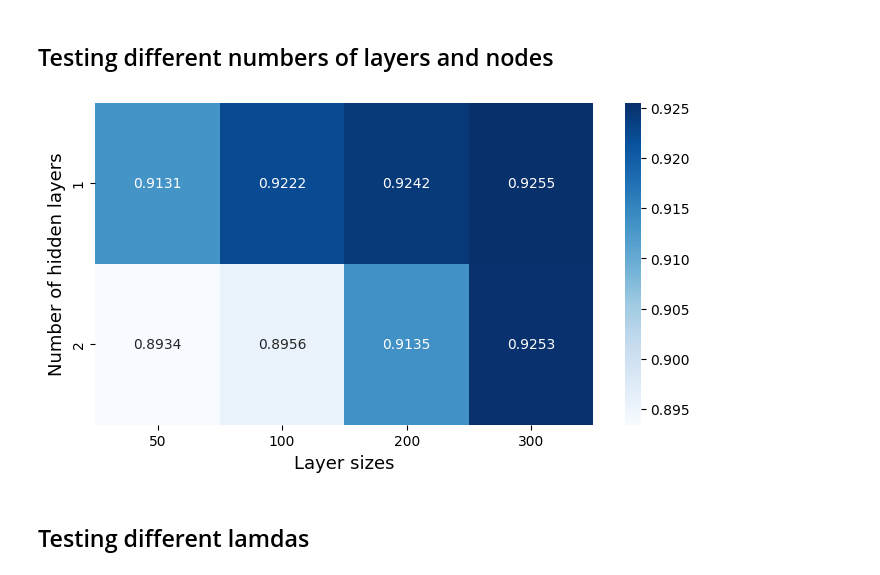
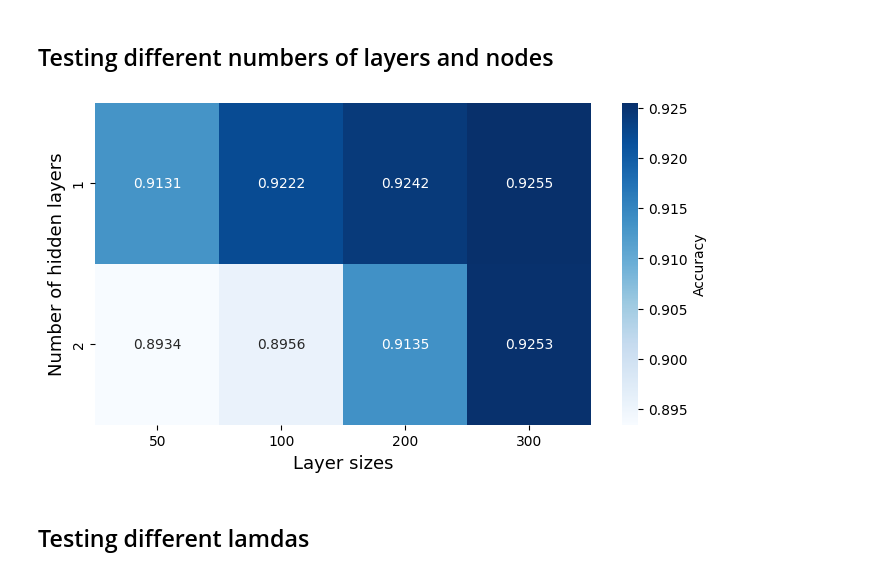
Before and after one commit to m-nader/FYS-STK4155-group14, a Jupyter notebook: project_2/Code/neuralnetwork_mnist.ipynb, the cells around one changed output. Saved outputs shown, nothing was run; the diff lists cells and outputs as text; code cells hidden in the pictures.

```diff
--- a/project_2/Code/neuralnetwork_mnist.ipynb
+++ b/project_2/Code/neuralnetwork_mnist.ipynb
@@ -58,16 +58,16 @@ for i in range(len(layer_no)):
 # %%
 plt.figure(figsize=(7,4))
 ax = sns.heatmap( accuracies, cmap='Blues', annot=True, fmt='.4f',
-                 xticklabels=layer_sizes, yticklabels=layer_no, cbar=True )
+                 xticklabels=layer_sizes, yticklabels=layer_no, cbar=True, cbar_kws={'label':'Accuracy'} )
 
 ax.set_xlabel("Layer sizes", fontsize=13)
 ax.set_ylabel("Number of hidden layers", fontsize=13)
 
 plt.tight_layout()
 plt.savefig("../Figures/MNIST_heatmap_accuracies_layers.png", dpi=300, bbox_inches="tight")
 plt.show()
 # %% [output]
-[figure, old version]
+[figure, new version]
 # %% [markdown]
 ## Testing different lamdas
 # %%
```
Also changed, not shown: parts of 2 cells of this notebook, 5 other files.
